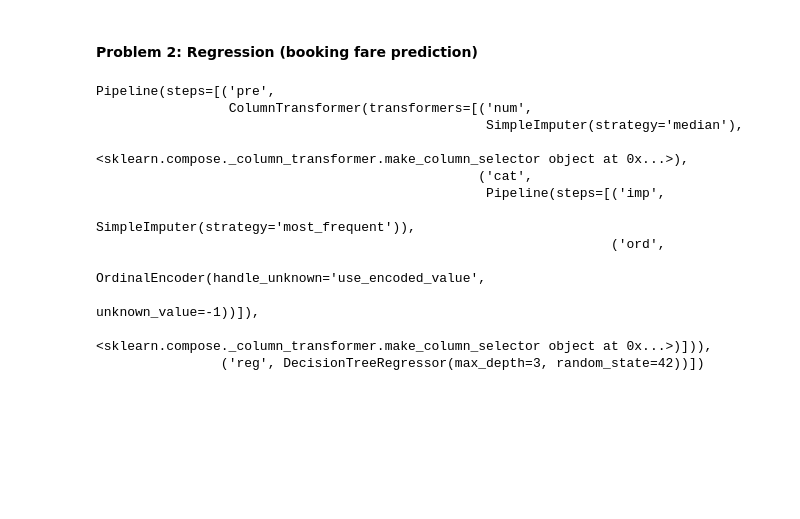
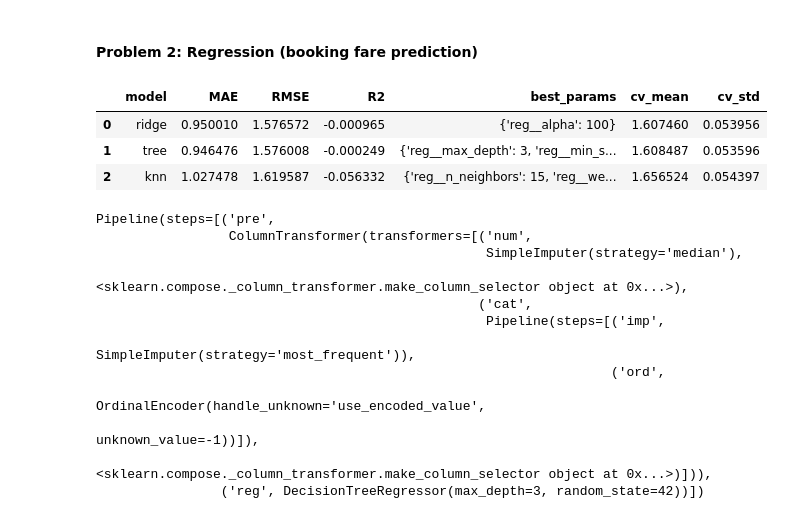
Before and after one commit to NDuan-510/MADS-MS2-Uber-Analysis, a Jupyter notebook: 4.2. Supervised Model evaluation & Failure analysis (fare prediction) (lite).ipynb, the cells around one changed output. Cells and saved outputs as stored; diff of their text form; code cells hidden in the pictures; blank space fills up the shorter version.

```diff
--- a/4.2. Supervised Model evaluation & Failure analysis (fare prediction) (lite).ipynb
+++ b/4.2. Supervised Model evaluation & Failure analysis (fare prediction) (lite).ipynb
@@ -20,6 +20,15 @@ else:
 recalculate_evaluation = False
 # %% [markdown]
 #### Problem 2: Regression (booking fare prediction)
+# %%
+# based on the RMSE metric on evaluation set, decision tree model was chosen.
+family_report = pd.read_csv(f'{base_directory}/reg_all_models_metrics_Booking_Value_fill_scaled_report.csv')
+family_report
+# %% [output]
+|  | model | MAE | RMSE | R2 | best_params | cv_mean | cv_std |
+| 0 | ridge | 0.950010 | 1.576572 | -0.000965 | {'reg__alpha': 100} | 1.607460 | 0.053956 |
+| 1 | tree | 0.946476 | 1.576008 | -0.000249 | {'reg__max_depth': 3, 'reg__min_s... | 1.608487 | 0.053596 |
+| 2 | knn | 1.027478 | 1.619587 | -0.056332 | {'reg__n_neighbors': 15, 'reg__we... | 1.656524 | 0.054397 |
 # %%
 files = os.listdir(base_directory)
 
```
Also changed, not shown: 5 other files.
